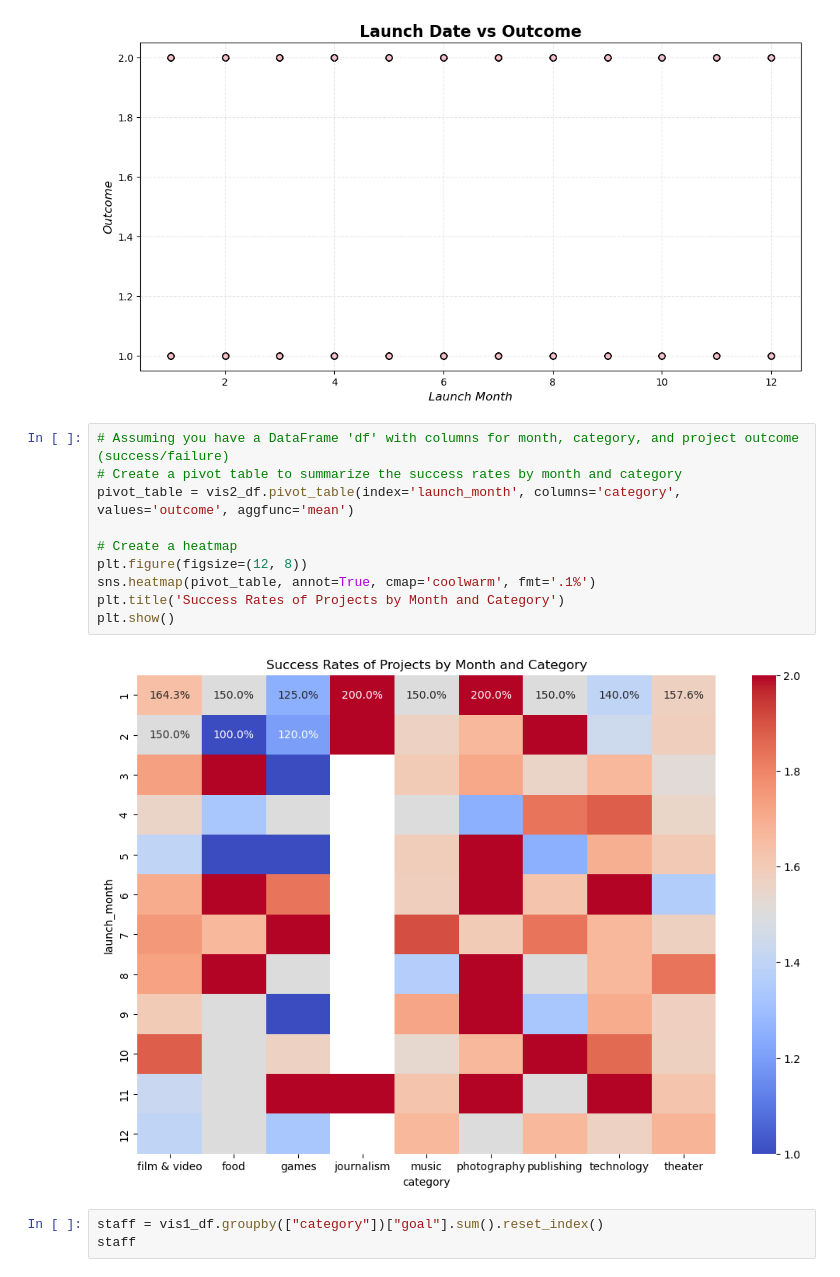
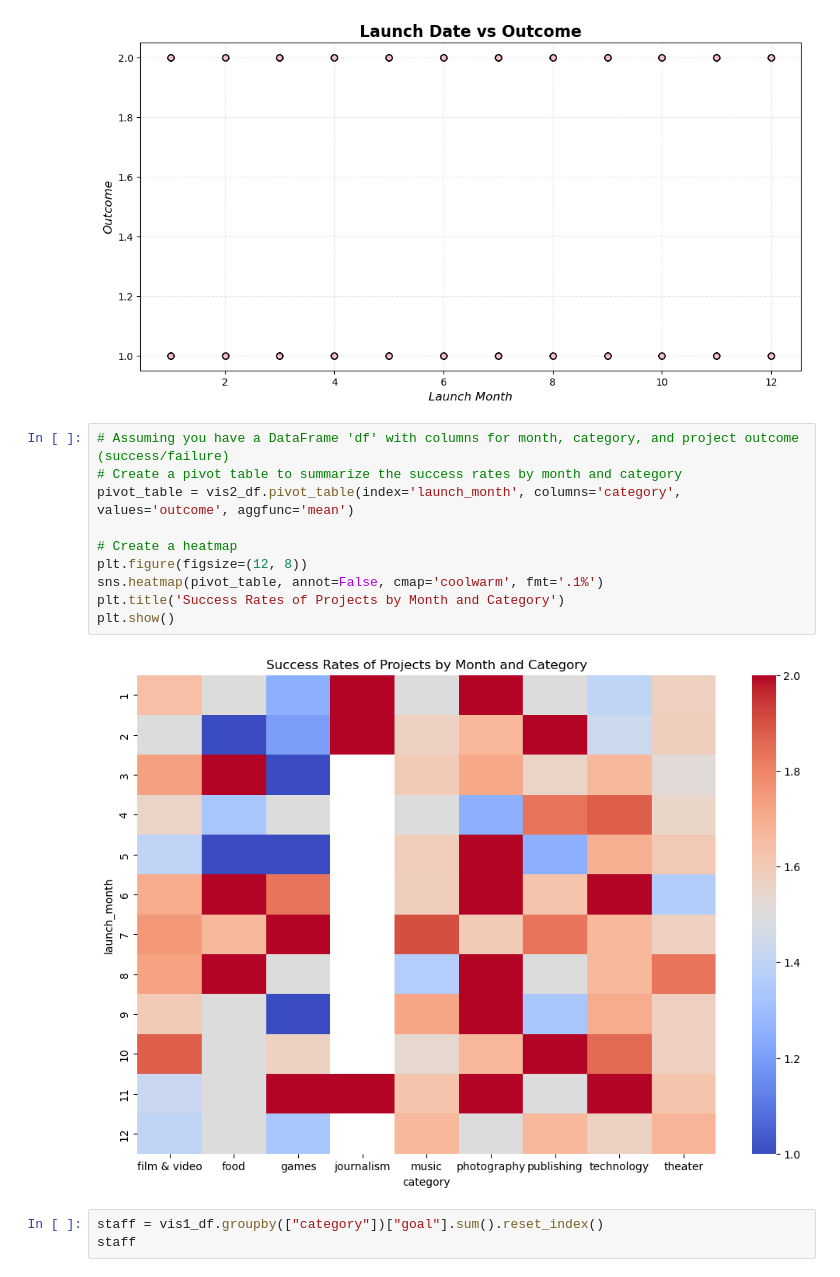
Before and after one commit to musicmaj/Crowdfunding_ETL, a Jupyter notebook: Crowdfunding_ETL/01-Ins_ETL_Mini_Project/Project2_Group15_Final_Submission/project2_group15_krivers_apatil_analysis.ipynb, the cells around one changed output. Saved outputs shown, nothing was run; the diff lists cells and outputs as text.

```diff
--- a/Crowdfunding_ETL/01-Ins_ETL_Mini_Project/Starter_Files/project2_krivers_apatil_analysis.ipynb
+++ b/Crowdfunding_ETL/01-Ins_ETL_Mini_Project/Project2_Group15_Final_Submission/project2_group15_krivers_apatil_analysis.ipynb
@@ -315,15 +315,15 @@ plt.show()
 # %%
 # Assuming you have a DataFrame 'df' with columns for month, category, and project outcome (success/failure)
 # Create a pivot table to summarize the success rates by month and category
 pivot_table = vis2_df.pivot_table(index='launch_month', columns='category', values='outcome', aggfunc='mean')
 
 # Create a heatmap
 plt.figure(figsize=(12, 8))
-sns.heatmap(pivot_table, annot=True, cmap='coolwarm', fmt='.1%')
+sns.heatmap(pivot_table, annot=False, cmap='coolwarm', fmt='.1%')
 plt.title('Success Rates of Projects by Month and Category')
 plt.show()
 # %% [output]
-[figure, old version]
+[figure, new version]
 # %%
 staff = vis1_df.groupby(["category"])["goal"].sum().reset_index()
 staff
```
Also changed, not shown: parts of 4 cells of this notebook, 14 other files.
